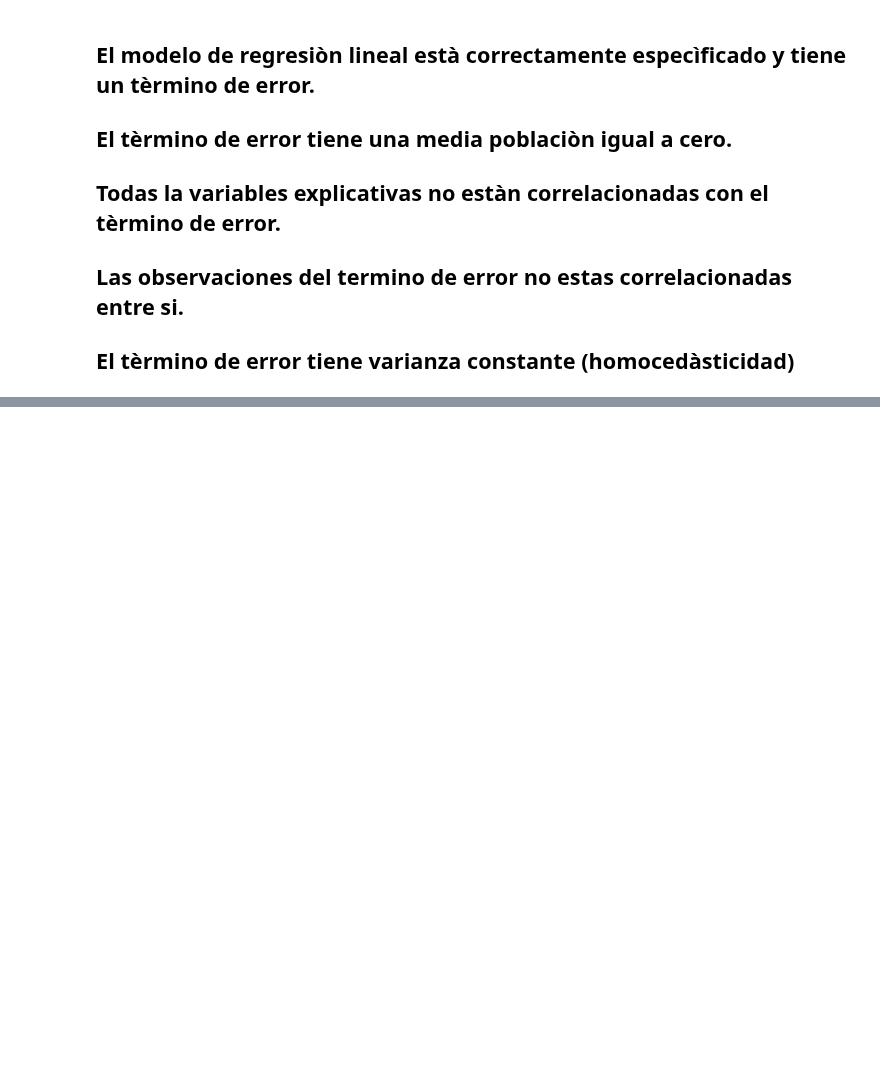
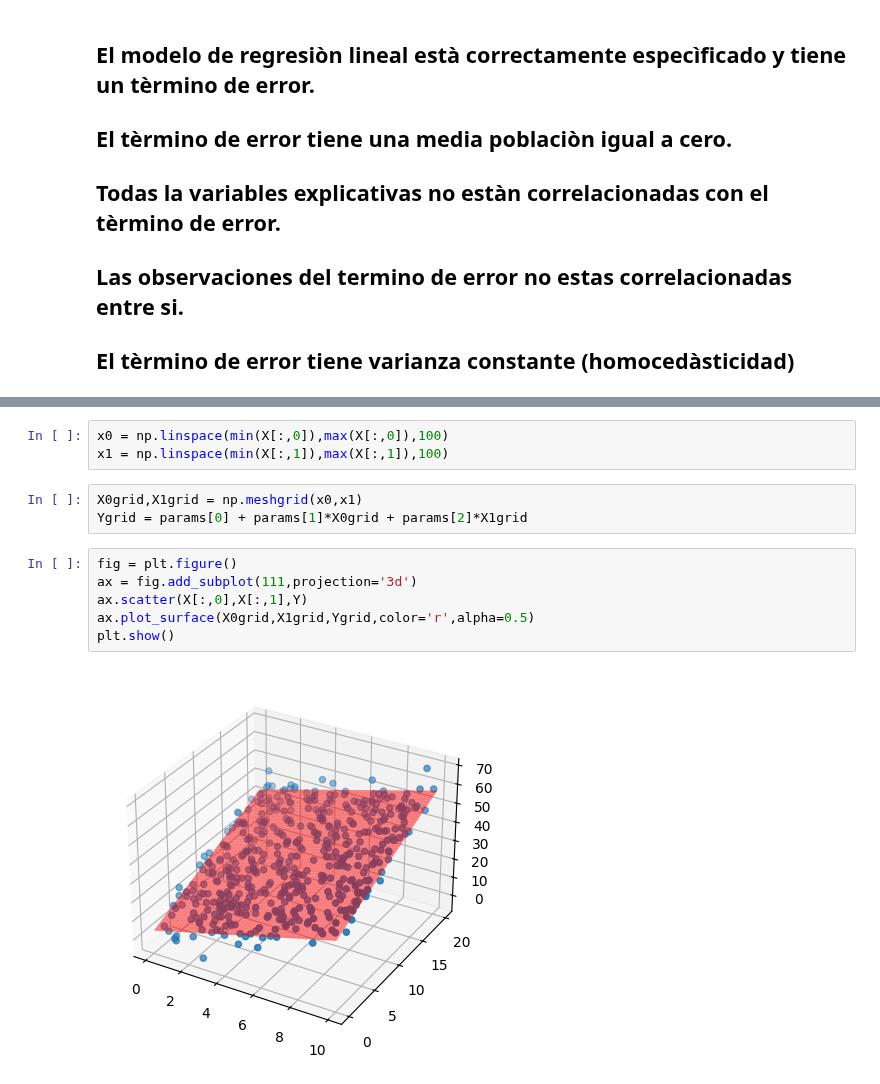
Before and after one commit to asegura4488/MetodosComputacionales1, a Jupyter notebook: Semana12/MinimosCuadradosVariasVariables.ipynb, the cells around one changed output, grey strips where cells are left out. Drawn from its saved outputs; the diff is of its cells as text; blank space fills up the shorter version.

```diff
--- a/Semana12/MinimosCuadradosVariasVariables.ipynb
+++ b/Semana12/MinimosCuadradosVariasVariables.ipynb
@@ -47,0 +101,14 @@ data.head(100)
+# %%
+x0 = np.linspace(min(X[:,0]),max(X[:,0]),100)
+x1 = np.linspace(min(X[:,1]),max(X[:,1]),100)
+# %%
+X0grid,X1grid = np.meshgrid(x0,x1)
+Ygrid = params[0] + params[1]*X0grid + params[2]*X1grid
+# %%
+fig = plt.figure()
+ax = fig.add_subplot(111,projection='3d')
+ax.scatter(X[:,0],X[:,1],Y)
+ax.plot_surface(X0grid,X1grid,Ygrid,color='r',alpha=0.5)
+plt.show()
+# %% [output]
+[figure, added]
```
Also changed, not shown: parts of 7 cells of this notebook.
